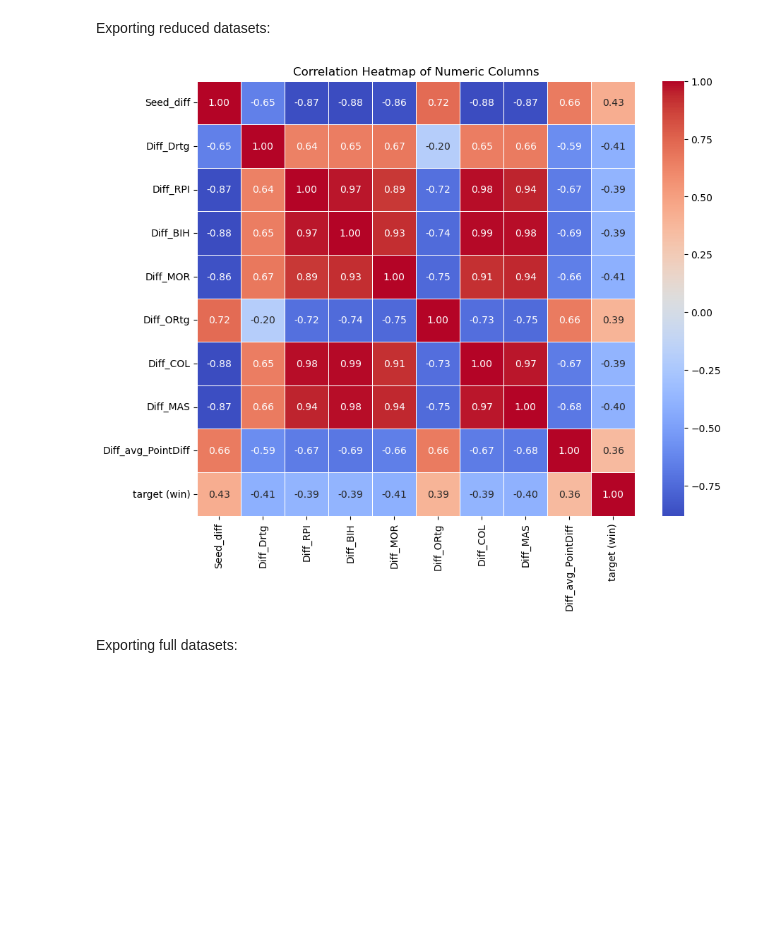
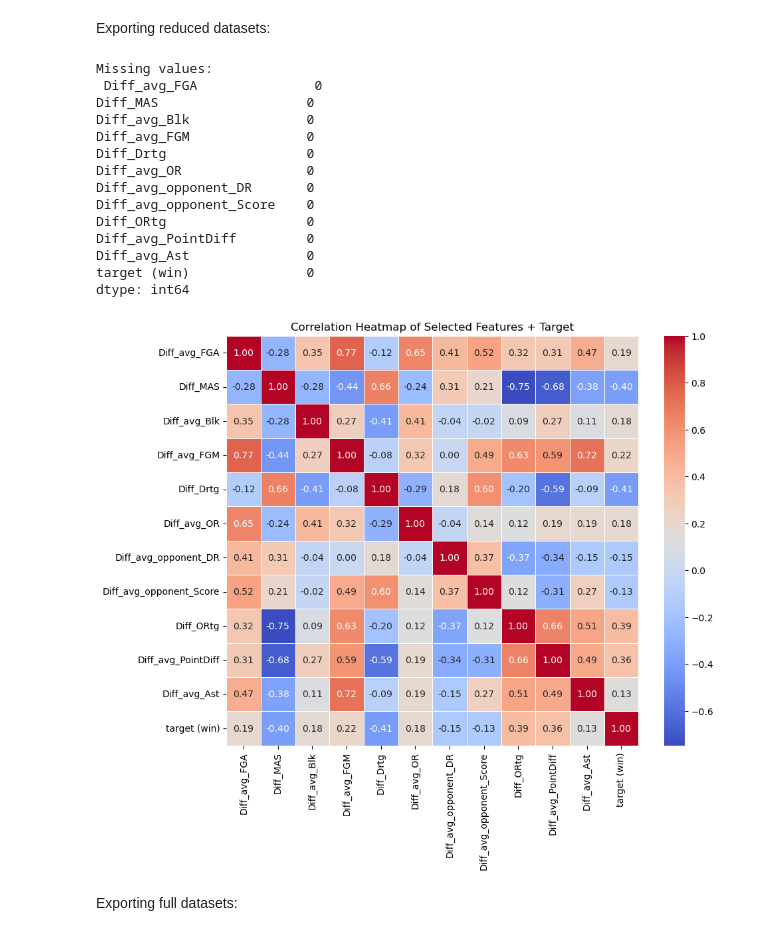
Before and after one commit to ecw70574/data_mining_course_project, a Jupyter notebook: TestingMerge.ipynb, the cells around one changed output. Cells and saved outputs as stored; diff of their text form; code cells hidden in the pictures; blank space fills up the shorter version.

Commit message:
took out very high correlated variables and did variable selection again. also have massey for 2025 but need seed_diff for 2025

```diff
--- a/TestingMerge.ipynb
+++ b/TestingMerge.ipynb
@@ -600,7 +626,7 @@ tourney_data
 # %%
 # Merge massey ordinals for T1 (using selected 3 ranking systems explained above)
 tourney_data = tourney_data.merge(
-    pivoted_massey[['TeamID', 'Season', "RPI", "MOR", "COL", "BIH", "MAS"]],
+    combined_massey[['TeamID', 'Season', "RPI", "MOR", "COL", "BIH", "MAS"]],
     how='left',
     left_on=['T1_TeamID', 'Season'],
     right_on=['TeamID', 'Season']
@@ -629,7 +655,7 @@ tourney_data
 # %%
 # Merge massey ordinals for T1 (using selected 5 ranking systems explained above)
 tourney_data = tourney_data.merge(
-    pivoted_massey[['TeamID', 'Season', "RPI", "MOR", "COL", "BIH", "MAS"]],
+    combined_massey[['TeamID', 'Season', "RPI", "MOR", "COL", "BIH", "MAS"]],
     how='left',
     left_on=['T2_TeamID', 'Season'],
     right_on=['TeamID', 'Season']
@@ -767,8 +795,10 @@ We have to be careful with years and not use future data to predict past data. W
 # %%
+
+tourney_data = tourney_data.drop(columns=["Seed_diff"])
 # Example: Use all years before 2023 to train, and 2023-2024 as test
 train = tourney_data[tourney_data['Season'] < 2024].dropna()  # Training data (before 2024)
 validation = tourney_data[tourney_data['Season'] == 2024].dropna()  # Validation data (2024)
-test = tourney_data[tourney_data['Season'] == 2025]  # Test data (2025)
+test = tourney_data[tourney_data['Season'] == 2025].dropna()  # Test data (2025)
 
 # removing unique columns like ID and year now that we've filtered on year
 # also remove PointDiff because is our continuous target we are not using right now
@@ -882,24 +1139,42 @@ We see a drastic drop in feature importance after 9 features
 # %% [markdown]
 Exporting reduced datasets:
 # %%
-X_train_selected_df = pd.DataFrame(X_train_selected, columns=selected_feature_names)
+X_train_selected_df = pd.DataFrame(X_train_selected, columns=final_selected_features)
 X_train_selected_df.to_csv("train_test_split/X_train_reduced.csv", index = False)
-#X_test_selected.to_csv("train_test_split/X_test_reduced.csv", index = False) # NA values for Massey stuff in Xtestselected
-X_val_selected_df = pd.DataFrame(X_val_selected, columns=selected_feature_names)
+X_test_selected_df = pd.DataFrame(X_test_selected, columns=final_selected_features)
+X_test_selected_df.to_csv("train_test_split/X_test_reduced.csv", index = False) # Got massey data for 2025
+X_val_selected_df = pd.DataFrame(X_val_selected, columns=final_selected_features)
 X_val_selected_df.to_csv("train_test_split/X_validation_reduced.csv", index = False)
 # %%
-numeric_df = X_train_selected_df.select_dtypes(include=['number'])
-numeric_with_target = numeric_df.copy()
-numeric_with_target['target (win)'] = y_train.values  # Or just y_train if it's already aligned
+# Step 2: Add target column to selected features
+numeric_with_target = X_train_selected_df.copy()
+numeric_with_target['target (win)'] = y_train.values
 
-# Now compute the correlation matrix including the target
+# Step 3: Check for nulls (optional but good to debug)
+print("Missing values:\n", numeric_with_target.isnull().sum())
+
+# Step 4: Correlation matrix + heatmap
 corr_matrix = numeric_with_target.corr()
-plt.figure(figsize=(10,8))
+plt.figure(figsize=(10, 8))
 sns.heatmap(corr_matrix, annot=True, cmap='coolwarm', fmt=".2f", linewidths=0.5)
-plt.title("Correlation Heatmap of Numeric Columns")
+plt.title("Correlation Heatmap of Selected Features + Target")
 plt.show()
 # %% [output]
+Missing values:
+ Diff_avg_FGA               0
+Diff_MAS                   0
+Diff_avg_Blk               0
+Diff_avg_FGM               0
+Diff_Drtg                  0
+Diff_avg_OR                0
+Diff_avg_opponent_DR       0
+Diff_avg_opponent_Score    0
+Diff_ORtg                  0
+Diff_avg_PointDiff         0
+Diff_avg_Ast               0
+target (win)               0
+dtype: int64
-[figure, old version]
+[figure, new version]
 # %% [markdown]
 Exporting full datasets:
 # %%
```
Also changed, not shown: parts of 27 cells of this notebook, 9 other files.
